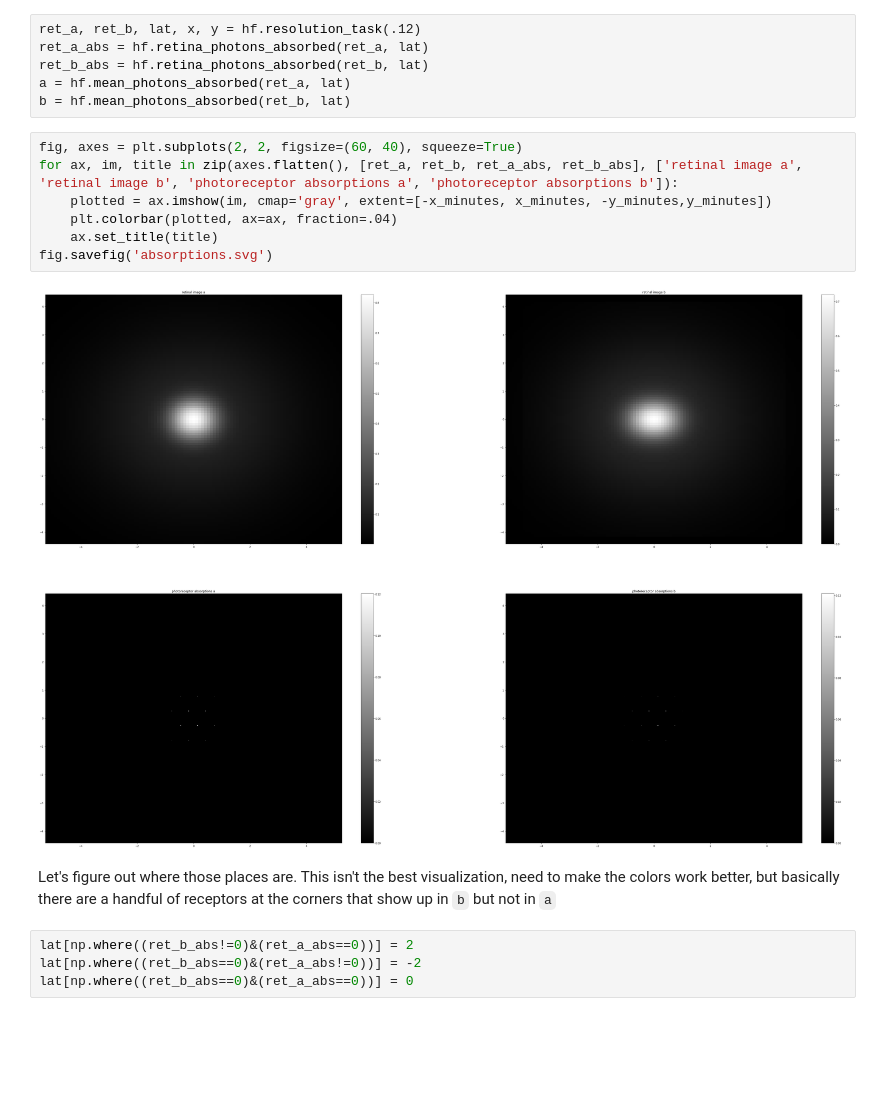
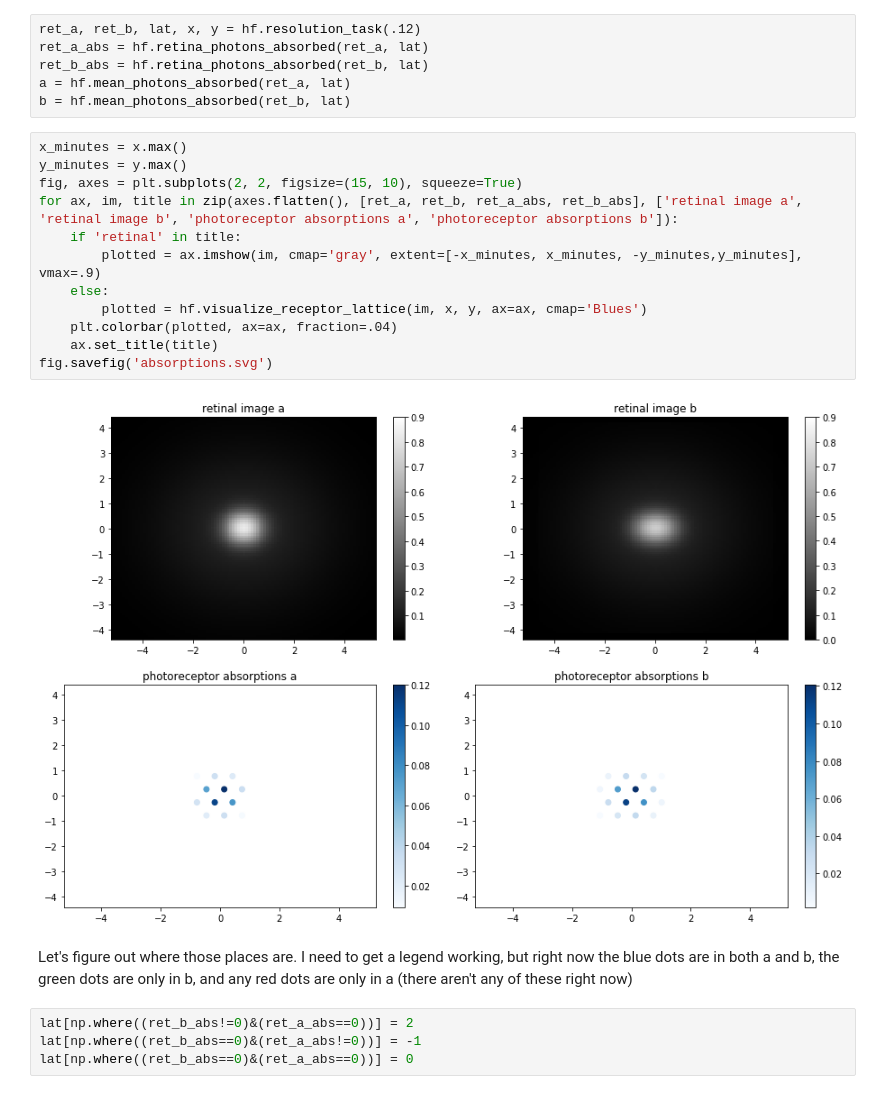
Before and after one commit to WinawerLab/vis-mod-course, a Jupyter notebook: Geisler1984/Geisler1984.ipynb, the cells around one changed output. Cells and saved outputs as stored; diff of their text form; blank space fills up the shorter version.

Commit message:
adds visualize_receptor_lattice
this uses scatter, which works better than imshow for the very sparse
matrix we have

```diff
--- a/Geisler1984/Geisler1984.ipynb
+++ b/Geisler1984/Geisler1984.ipynb
@@ -220,17 +220,22 @@ ret_b_abs = hf.retina_photons_absorbed(ret_b, lat)
 a = hf.mean_photons_absorbed(ret_a, lat)
 b = hf.mean_photons_absorbed(ret_b, lat)
 # %%
-fig, axes = plt.subplots(2, 2, figsize=(60, 40), squeeze=True)
+x_minutes = x.max()
+y_minutes = y.max()
+fig, axes = plt.subplots(2, 2, figsize=(15, 10), squeeze=True)
 for ax, im, title in zip(axes.flatten(), [ret_a, ret_b, ret_a_abs, ret_b_abs], ['retinal image a', 'retinal image b', 'photoreceptor absorptions a', 'photoreceptor absorptions b']):
-    plotted = ax.imshow(im, cmap='gray', extent=[-x_minutes, x_minutes, -y_minutes,y_minutes])
+    if 'retinal' in title:
+        plotted = ax.imshow(im, cmap='gray', extent=[-x_minutes, x_minutes, -y_minutes,y_minutes], vmax=.9)
+    else:
+        plotted = hf.visualize_receptor_lattice(im, x, y, ax=ax, cmap='Blues')
     plt.colorbar(plotted, ax=ax, fraction=.04)
     ax.set_title(title)
 fig.savefig('absorptions.svg')
 # %% [output]
-[figure, old version]
+[figure, new version]
-# %% [markdown]
-Let's figure out where those places are. This isn't the best visualization, need to make the colors work better, but basically there are a handful of receptors at the corners that show up in `b` but not in `a`
+# %% [markdown]
+Let's figure out where those places are. I need to get a legend working, but right now the blue dots are in both a and b, the green dots are only in b, and any red dots are only in a (there aren't any of these right now)
 # %%
 lat[np.where((ret_b_abs!=0)&(ret_a_abs==0))] = 2
-lat[np.where((ret_b_abs==0)&(ret_a_abs!=0))] = -2
+lat[np.where((ret_b_abs==0)&(ret_a_abs!=0))] = -1
 lat[np.where((ret_b_abs==0)&(ret_a_abs==0))] = 0
```
Also changed, not shown: parts of 2 cells of this notebook, 1 other file.
